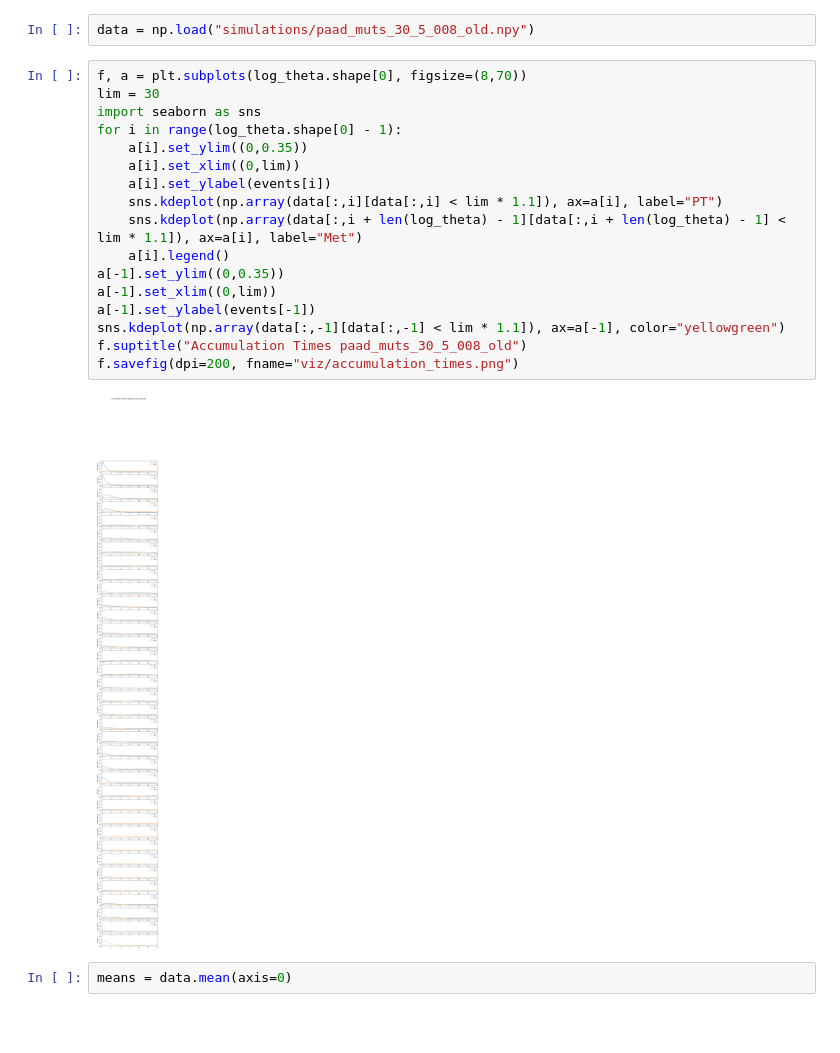
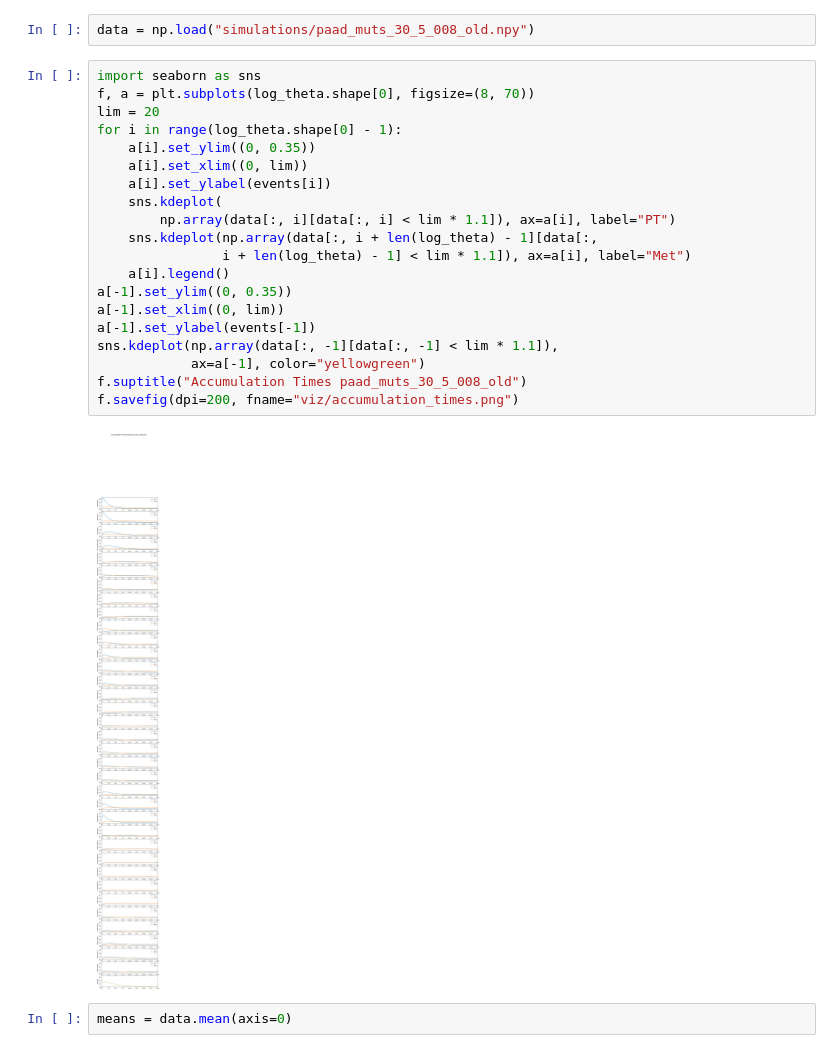
Before and after one commit to cbg-ethz/metMHN, a Jupyter notebook: simulations.ipynb, the cells around one changed output. Drawn from its saved outputs; the diff is of its cells as text; blank space fills up the shorter version.

```diff
--- a/simulations.ipynb
+++ b/simulations.ipynb
@@ -12,24 +12,27 @@ log_theta = log_theta.to_numpy()
 # %%
 data = np.load("simulations/paad_muts_30_5_008_old.npy")
 # %%
-f, a = plt.subplots(log_theta.shape[0], figsize=(8,70))
-lim = 30
 import seaborn as sns
+f, a = plt.subplots(log_theta.shape[0], figsize=(8, 70))
+lim = 20
 for i in range(log_theta.shape[0] - 1):
-    a[i].set_ylim((0,0.35))
-    a[i].set_xlim((0,lim))
+    a[i].set_ylim((0, 0.35))
+    a[i].set_xlim((0, lim))
     a[i].set_ylabel(events[i])
-    sns.kdeplot(np.array(data[:,i][data[:,i] < lim * 1.1]), ax=a[i], label="PT")
-    sns.kdeplot(np.array(data[:,i + len(log_theta) - 1][data[:,i + len(log_theta) - 1] < lim * 1.1]), ax=a[i], label="Met")
+    sns.kdeplot(
+        np.array(data[:, i][data[:, i] < lim * 1.1]), ax=a[i], label="PT")
+    sns.kdeplot(np.array(data[:, i + len(log_theta) - 1][data[:,
+                i + len(log_theta) - 1] < lim * 1.1]), ax=a[i], label="Met")
     a[i].legend()
-a[-1].set_ylim((0,0.35))
-a[-1].set_xlim((0,lim))
+a[-1].set_ylim((0, 0.35))
+a[-1].set_xlim((0, lim))
 a[-1].set_ylabel(events[-1])
-sns.kdeplot(np.array(data[:,-1][data[:,-1] < lim * 1.1]), ax=a[-1], color="yellowgreen")
+sns.kdeplot(np.array(data[:, -1][data[:, -1] < lim * 1.1]),
+            ax=a[-1], color="yellowgreen")
 f.suptitle("Accumulation Times paad_muts_30_5_008_old")
 f.savefig(dpi=200, fname="viz/accumulation_times.png")
 # %% [output]
-[figure, old version]
+[figure, new version]
 # %%
 means = data.mean(axis=0)
 # %%
```
Also changed, not shown: parts of 3 cells of this notebook, 1 other file.
